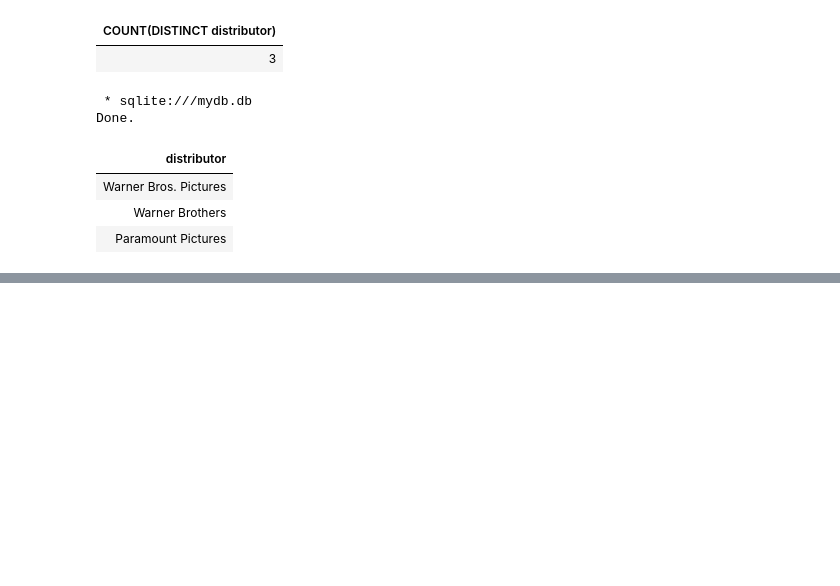
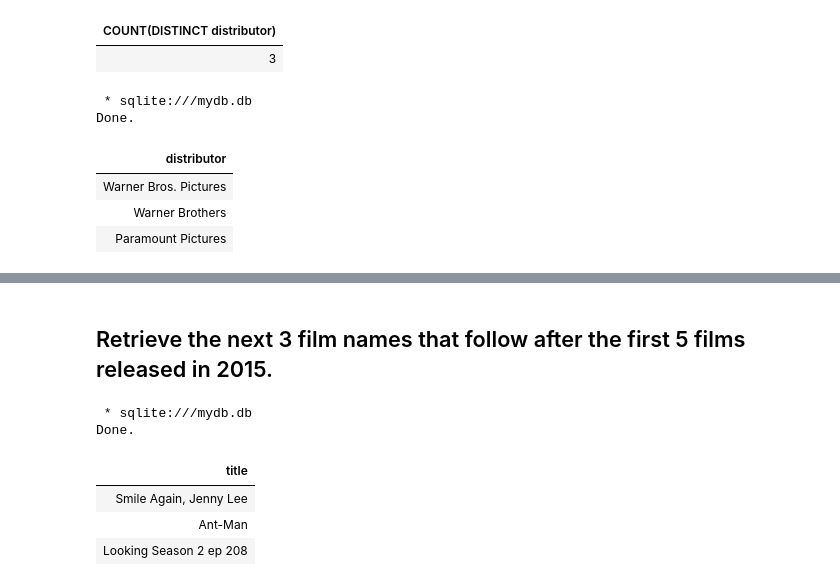
Before and after one commit to alirezaghorbani1983/IBM-DATA-SCIENCE, a Jupyter notebook: sql_new/sql_queries.ipynb, the cells around one changed output, grey strips where cells are left out. Drawn from its saved outputs; the diff is of its cells as text; code cells hidden in the pictures; blank space fills up the shorter version.

```diff
--- a/sql_new/sql_queries.ipynb
+++ b/sql_new/sql_queries.ipynb
@@ -335,0 +380,12 @@ Done.
+# %% [markdown]
+## Retrieve the next 3 film names that follow after the first 5 films released in 2015.
+# %%
+%%sql
+SELECT DISTINCT title FROM FilmLocations WHERE release_year= 2015 limit 3 offset 5;
+# %% [output]
+ * sqlite:///mydb.db
+Done.
+| title |
+| Smile Again, Jenny Lee |
+| Ant-Man |
+| Looking Season 2 ep 208 |
```
Also changed, not shown: parts of 4 cells of this notebook.
